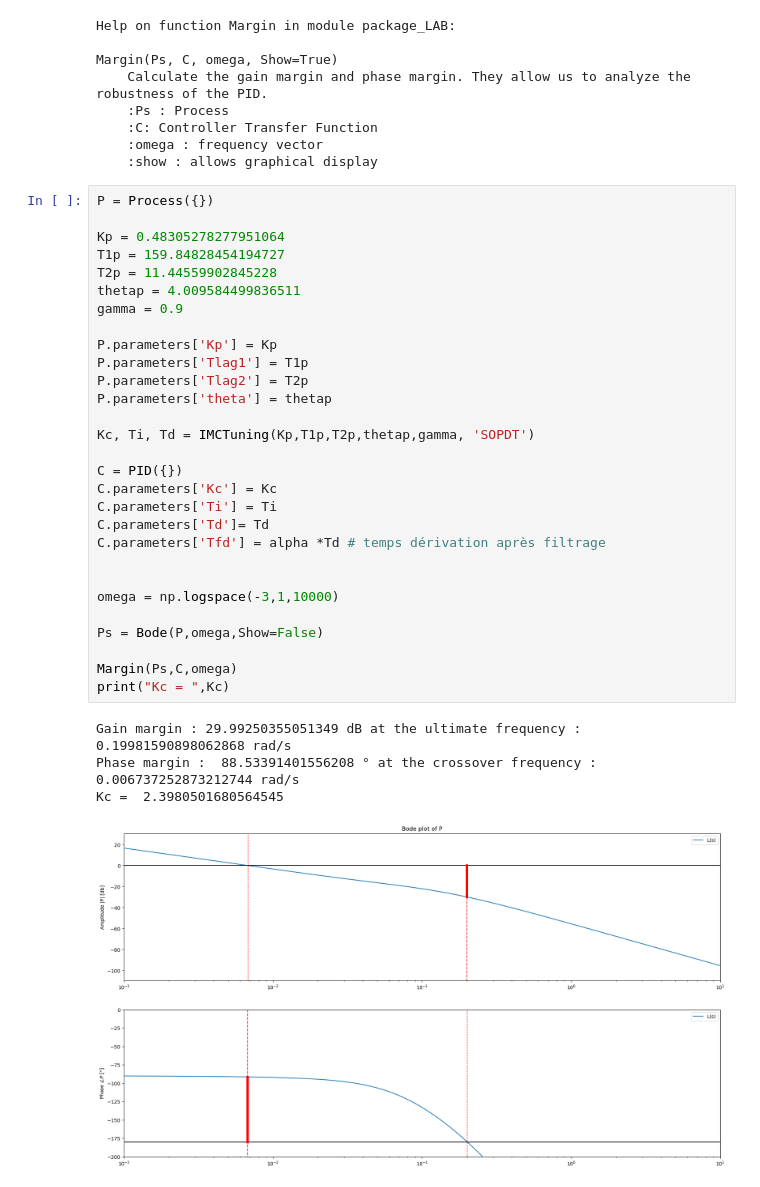
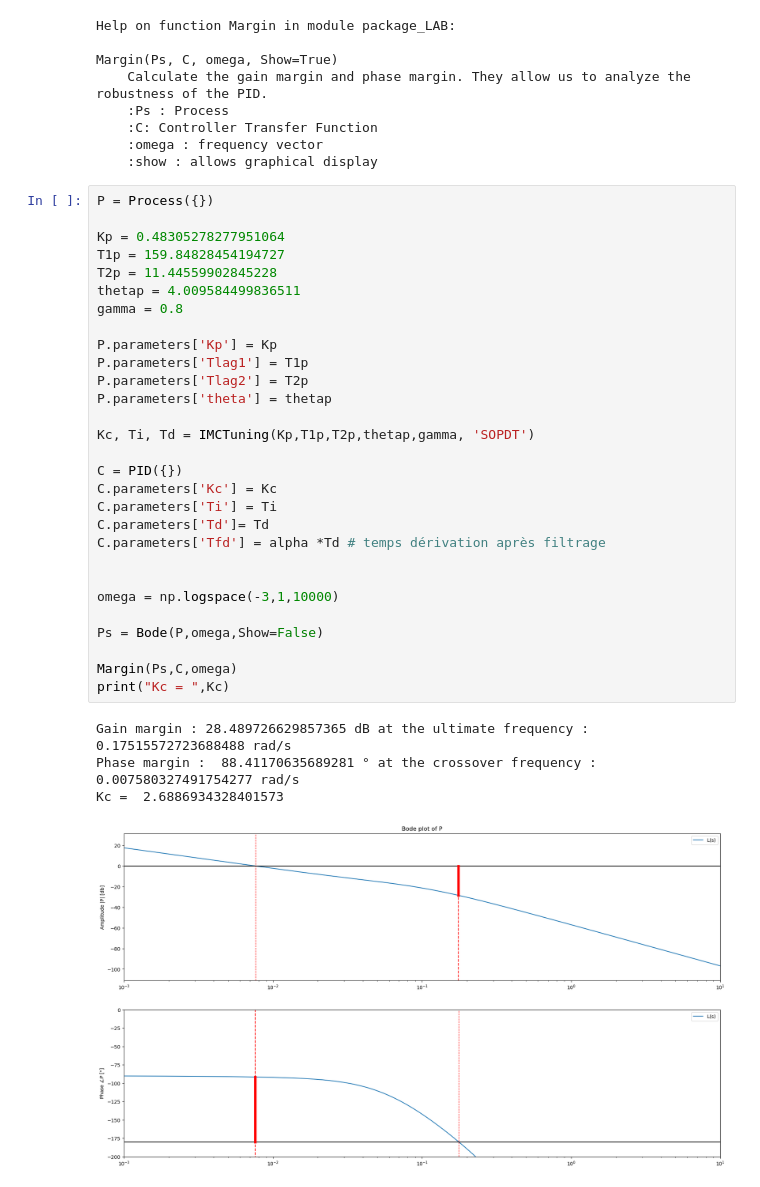
Before and after one commit to BNoteris/Labo_Control_Theory, a Jupyter notebook: package_LAB.ipynb, the cells around one changed output. Cells and saved outputs as stored; diff of their text form.

```diff
--- a/package_LAB.ipynb
+++ b/package_LAB.ipynb
@@ -285,34 +285,34 @@ Margin(Ps, C, omega, Show=True)
 # %%
 P = Process({})
 
 Kp = 0.48305278277951064
 T1p = 159.84828454194727
 T2p = 11.44559902845228
 thetap = 4.009584499836511
-gamma = 0.9
+gamma = 0.8
 
 P.parameters['Kp'] = Kp
 P.parameters['Tlag1'] = T1p
 P.parameters['Tlag2'] = T2p
 P.parameters['theta'] = thetap
 
 Kc, Ti, Td = IMCTuning(Kp,T1p,T2p,thetap,gamma, 'SOPDT')
 
 C = PID({})
 C.parameters['Kc'] = Kc
 C.parameters['Ti'] = Ti
 C.parameters['Td']= Td
 C.parameters['Tfd'] = alpha *Td # temps dérivation après filtrage
 
 
 omega = np.logspace(-3,1,10000)
 
 Ps = Bode(P,omega,Show=False)
 
 Margin(Ps,C,omega)
 print("Kc = ",Kc)
 # %% [output]
-Gain margin : 29.99250355051349 dB at the ultimate frequency : 0.19981590898062868 rad/s
-Phase margin :  88.53391401556208 ° at the crossover frequency : 0.006737252873212744 rad/s
-Kc =  2.3980501680564545
+Gain margin : 28.489726629857365 dB at the ultimate frequency : 0.17515572723688488 rad/s
+Phase margin :  88.41170635689281 ° at the crossover frequency : 0.007580327491754277 rad/s
+Kc =  2.6886934328401573
-[figure, old version]
+[figure, new version]
```
Also changed, not shown: parts of 3 cells of this notebook, 7 other files.
